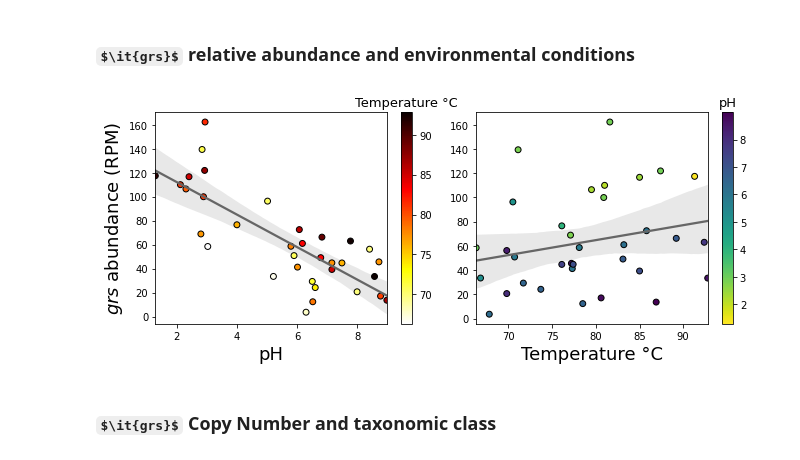
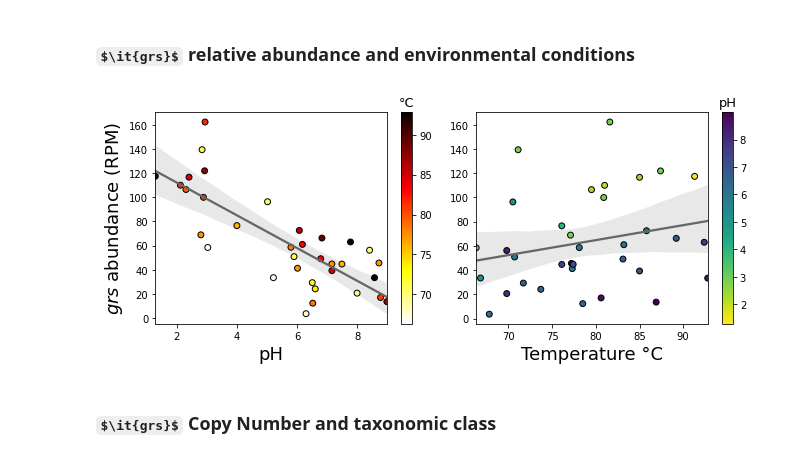
Before and after one commit to lnblum/grs_hotsprings_pub, a Jupyter notebook: figure_creation.ipynb, the cells around one changed output. Cells and saved outputs as stored; diff of their text form; code cells hidden in the pictures; some formulas as TeX source.

```diff
--- a/figure_creation.ipynb
+++ b/figure_creation.ipynb
@@ -73,35 +73,35 @@ g.savefig(os.path.join(outputs,'pH_temp_detected_samples.png'), dpi= 300)
 #Use seaborn's regplot, like a scatterplot along with lines for linear regression and shading for a 95% confidence interval.
 fig, (ax1, ax2) = plt.subplots(nrows = 1, ncols = 2, figsize=(9.5, 4))
 
 data = reads_meta.loc[:,['grs/mapped_reads','pH','temperature_num']]
 plt.subplot(1,2,1)
 
 cmap = 'hot_r'
 norm= plt.Normalize(data['temperature_num'].min(), data['temperature_num'].max())
 sns.regplot(x = data['pH'], y= data['grs/mapped_reads'] , scatter=False, color=".4", ax = ax1, ci = 95)
 ax1.scatter(data['pH'], data['grs/mapped_reads'], c = data['temperature_num'], cmap = cmap, norm = norm, s = 35, edgecolor = 'black');
 plt.ylabel('$\it{grs}$ abundance (RPM)', fontsize = '18')
 plt.xlabel("pH", fontsize = '18')
 sm = ScalarMappable(norm=norm, cmap=cmap)
 cbar = plt.colorbar(sm)
-cbar.ax.set_title('Temperature ' + degree_sign + "C", fontsize = '13')
+cbar.ax.set_title(degree_sign + "C", fontsize = '13')
 
 
 plt.subplot(1,2,2)
 cmap = 'viridis_r'
 norm = plt.Normalize(data['pH'].min(), data['pH'].max())
 sns.regplot(x = data['temperature_num'], y= data['grs/mapped_reads'] , scatter=False, color="0.4", ax = ax2, ci = 95)
 ax2.scatter(data['temperature_num'], data['grs/mapped_reads'],norm = norm, c = data['pH'], cmap = cmap, s = 35, edgecolor = 'black');
 plt.ylabel('', fontsize = '18')
 plt.xlabel('Temperature ' + degree_sign + "C", fontsize = '18')
 sm = ScalarMappable(norm=norm, cmap=cmap)
 cbar = plt.colorbar(sm)
 cbar.ax.set_title('pH', fontsize = '13')
 
 plt.tight_layout()
 fig.savefig(os.path.join(outputs,'abundance_pH_temp_reg.png'), dpi= 300)
 # %% [output]
-[figure, old version]
+[figure, new version]
 # %% [markdown]
 ###  $\it{grs}$ Copy Number and taxonomic class
 # %%
```
Also changed, not shown: parts of 3 cells of this notebook, 3 other files.
